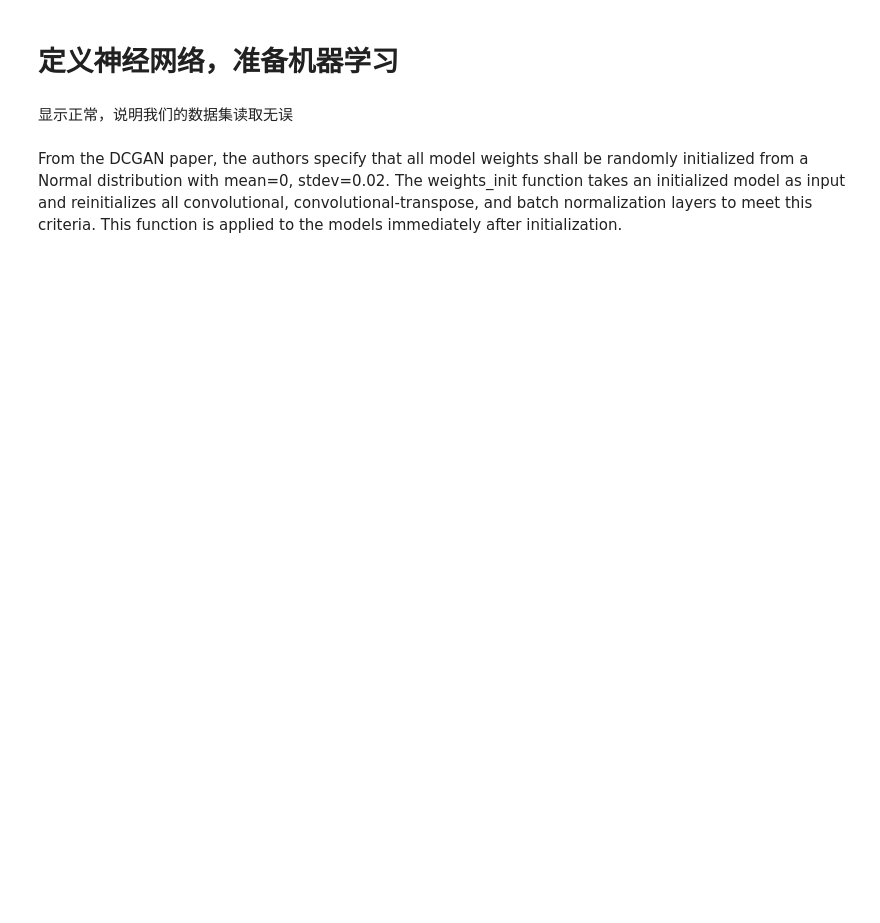
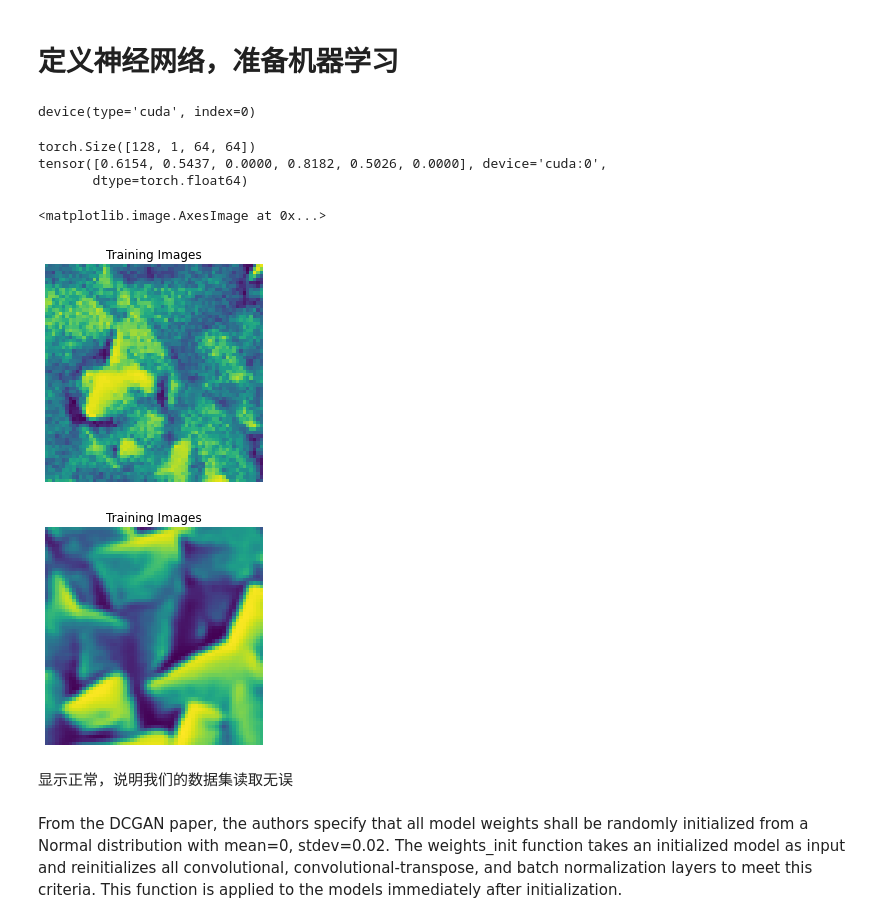
Before and after one commit to Tyrion58/SZD_image_generate, a Jupyter notebook: GAN.ipynb, the cells around one changed output. Drawn from its saved outputs; the diff is of its cells as text; code cells hidden in the pictures; blank space fills up the shorter version.

```diff
--- a/GAN.ipynb
+++ b/GAN.ipynb
@@ -186,7 +261,7 @@ ngf = 64
 ndf = 64
 
 # Number of training epochs
-num_epochs = 5
+num_epochs = 30
 
 # Learning rate for optimizers
 lr = 0.0002
@@ -195,42 +270,51 @@ lr = 0.0002
 beta1 = 0.5
 
 # Number of GPUs available. Use 0 for CPU mode.
-ngpu = 0
+ngpu = 1
-# %%
-class GetData(Dataset):
-    def __init__(self, datax, labely) -> None:
-        self.data = torch.from_numpy(datax.astype(float))
-        self.label = torch.from_numpy(labely.astype(float))
-        self.len = len(datax)
-
-    def __getitem__(self, index):
-        return self.data[index], self.label[index]
-
-    def __len__(self):
-        return self.len
-
-dataset = GetData(XS, YS_scaled)
-
-# dataloader = torch.utils.data.DataLoader(dataset, batch_size=batch_size, shuffle=True, num_workers=workers)
-dataloader = torch.utils.data.DataLoader(dataset, batch_size=batch_size, shuffle=True)
 # %%
 # Decide which device we want to run on
 device = torch.device("cuda:0" if (torch.cuda.is_available and ngpu > 0) else "cpu")
 device
+# %% [output]
+device(type='cuda', index=0)
+# %%
+class GetData(Dataset):
+    def __init__(self, datax, labely) -> None:
+        self.data = torch.from_numpy(datax.astype(float)).to(device)
+        self.label = torch.from_numpy(labely.astype(float)).to(device)
+        self.len = len(datax)
+
+    def __getitem__(self, index):
+        return self.data[index], self.label[index]
+
+    def __len__(self):
+        return self.len
+
+dataset = GetData(XS, YS_scaled)
+
+# dataloader = torch.utils.data.DataLoader(dataset, batch_size=batch_size, shuffle=True, num_workers=workers)
+dataloader = torch.utils.data.DataLoader(dataset, batch_size=batch_size, shuffle=True)
 # %%
 # Plot some training images
 real_batch = next(iter(dataloader))
 print(real_batch[0].size())
 plt.figure(figsize=(4,4))
 plt.axis("off")
 plt.title("Training Images")
-plt.imshow(real_batch[0].numpy()[0, 0, :, :])
+plt.imshow(real_batch[0].cpu().numpy()[0, 0, :, :])
 print(real_batch[1][0])
 plt.figure(figsize=(4,4))
 plt.axis("off")
 plt.title("Training Images")
-plt.imshow(real_batch[0].numpy()[1, 0, :, :])
+plt.imshow(real_batch[0].cpu().numpy()[1, 0, :, :])
 # plt.imshow(np.transpose(vutils.make_grid(real_batch[0].to(device)[:64], padding=2, normalize=True).cpu(),(1,2,0)))
+# %% [output]
+torch.Size([128, 1, 64, 64])
+tensor([0.6154, 0.5437, 0.0000, 0.8182, 0.5026, 0.0000], device='cuda:0',
+       dtype=torch.float64)
+<matplotlib.image.AxesImage at 0x...>
+[figure, added]
+[figure, added]
 # %% [markdown]
 显示正常，说明我们的数据集读取无误
 # %%
```
Also changed, not shown: parts of 16 cells of this notebook.
